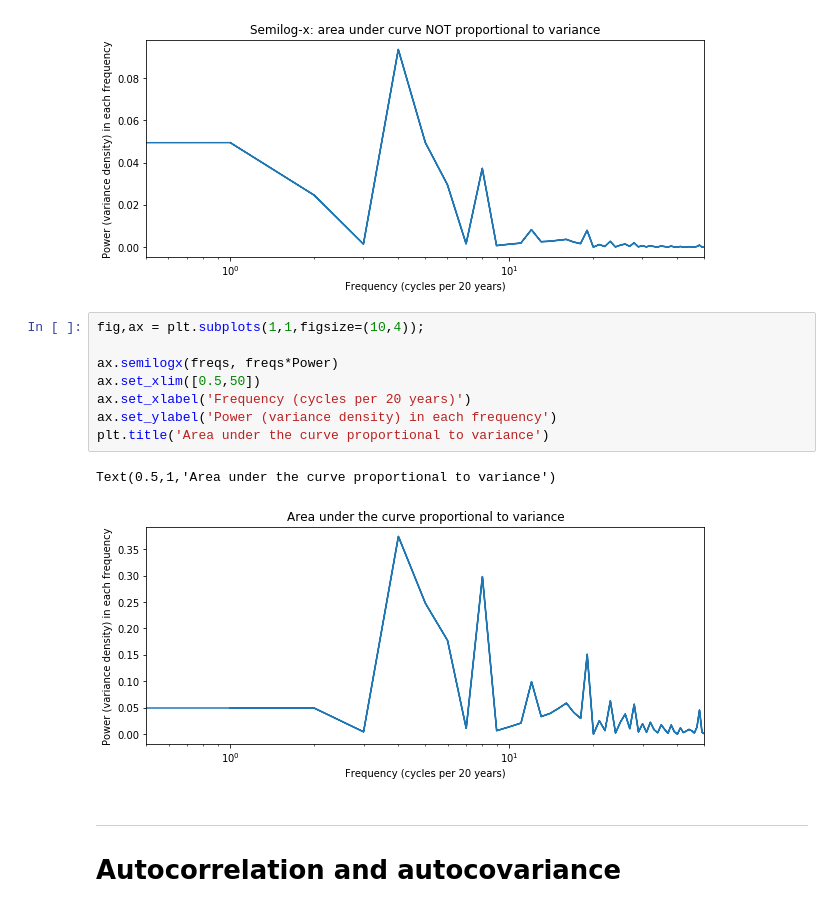
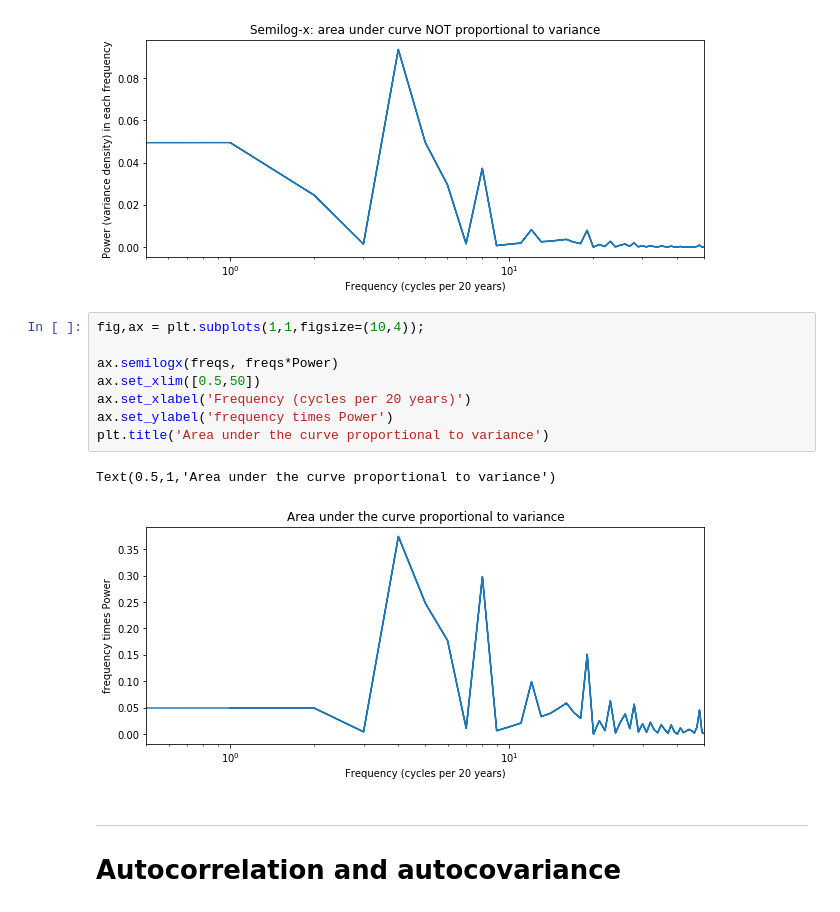
Before and after one commit to amiedobracki/MPO624-2020, a Jupyter notebook: Course_Modules_Topics_Notebooks/series_analyses_and_FFT/ENSO20y_spectra.ipynb, the cells around one changed output. Drawn from its saved outputs; the diff is of its cells as text.

```diff
--- a/Course_Modules_Topics_Notebooks/series_analyses_and_FFT/ENSO20y_spectra.ipynb
+++ b/Course_Modules_Topics_Notebooks/series_analyses_and_FFT/ENSO20y_spectra.ipynb
@@ -148,14 +148,14 @@ Text(0.5,1,'Semilog-x: area under curve NOT proportional to variance')
 # %%
 fig,ax = plt.subplots(1,1,figsize=(10,4));
 
 ax.semilogx(freqs, freqs*Power)
 ax.set_xlim([0.5,50])
 ax.set_xlabel('Frequency (cycles per 20 years)')
-ax.set_ylabel('Power (variance density) in each frequency')
+ax.set_ylabel('frequency times Power')
 plt.title('Area under the curve proportional to variance')
 # %% [output]
 Text(0.5,1,'Area under the curve proportional to variance')
-[figure, old version]
+[figure, new version]
 # %% [markdown]
 ------------
 <a name='autocorrelation'></a>
```
